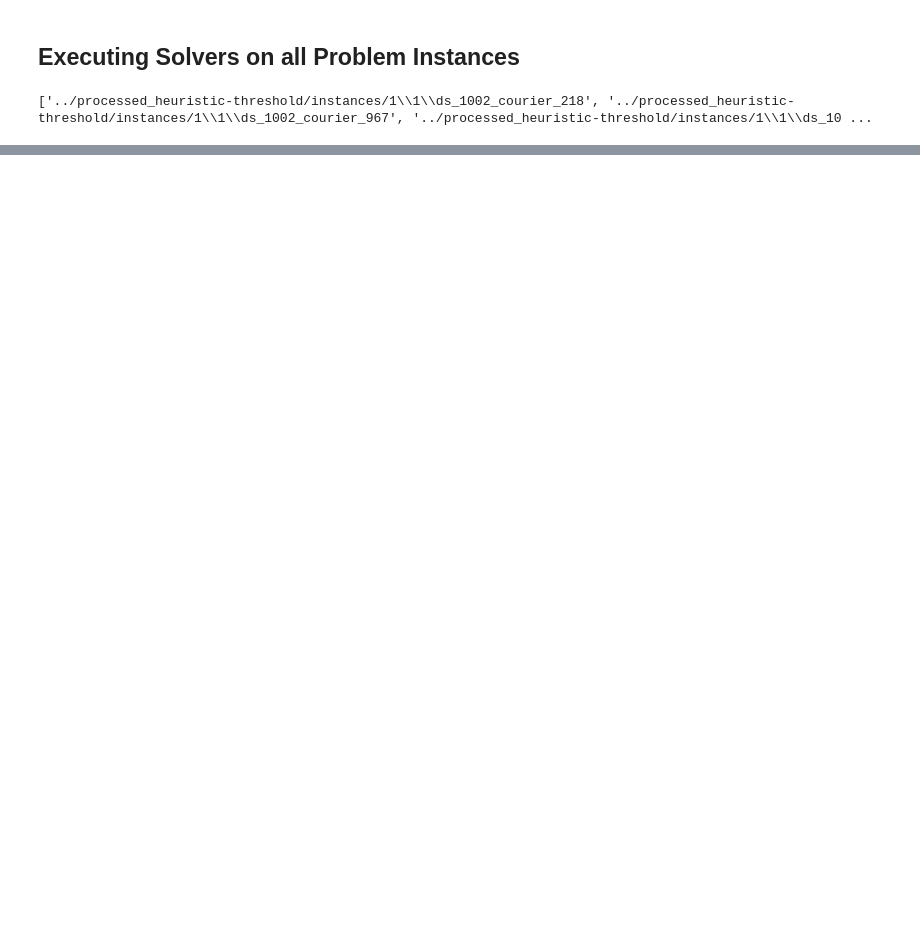
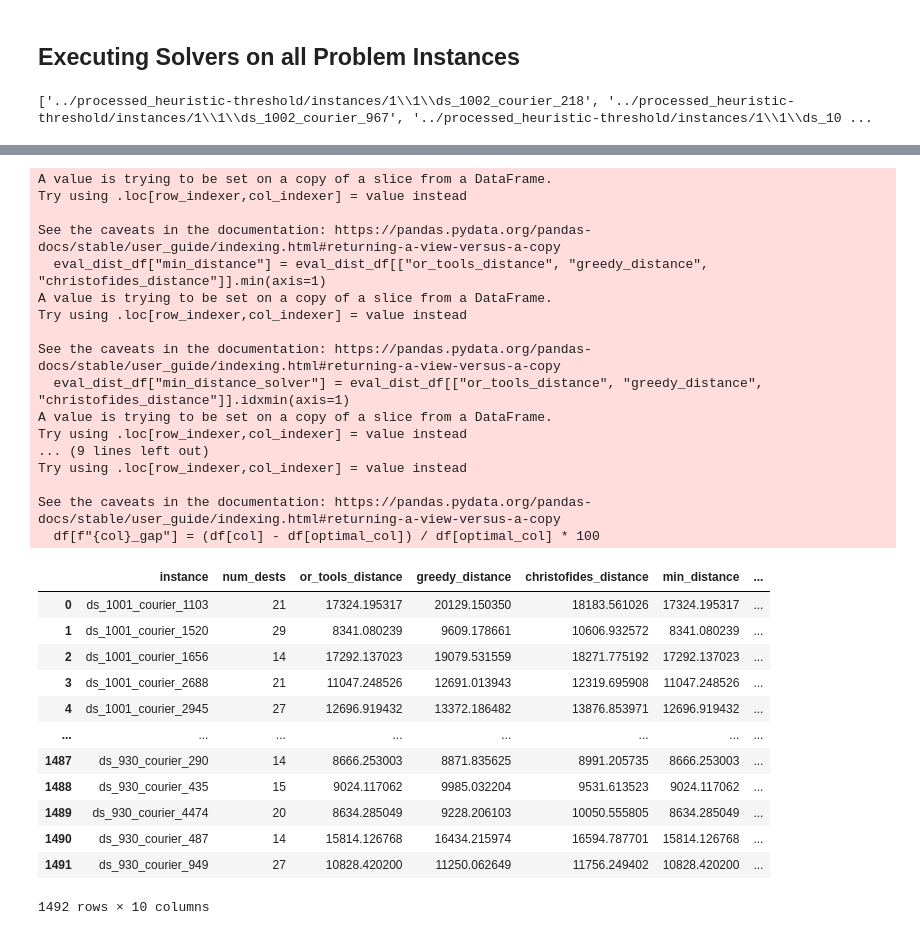
Before and after one commit to issacj-17/2024_SUTD_50021_AI_Project, a Jupyter notebook: notebooks/2024_AI_Group_29_LaDe_Evaluation.ipynb, the cells around one changed output, grey strips where cells are left out. Cells and saved outputs as stored; diff of their text form; code cells hidden in the pictures; blank space fills up the shorter version.

```diff
--- a/notebooks/2024_AI_Group_29_LaDe_Evaluation.ipynb
+++ b/notebooks/2024_AI_Group_29_LaDe_Evaluation.ipynb
@@ -646,0 +785,36 @@ Created in <span style='font-weight:600;margin-left:4px;'>Deepnote</span></a>
+# %%
+eval_dist_df["min_distance"] = eval_dist_df[["or_tools_distance", "greedy_distance", "christofides_distance"]].min(axis=1)
+eval_dist_df["min_distance_solver"] = eval_dist_df[["or_tools_distance", "greedy_distance", "christofides_distance"]].idxmin(axis=1)
+eval_dist_df = compute_optimality_gap(eval_dist_df, "min_distance", ["or_tools_distance", "greedy_distance", "christofides_distance"])
+display(eval_dist_df)
+# %% [output]
+A value is trying to be set on a copy of a slice from a DataFrame.
+Try using .loc[row_indexer,col_indexer] = value instead
+
+See the caveats in the documentation: https://pandas.pydata.org/pandas-docs/stable/user_guide/indexing.html#returning-a-view-versus-a-copy
+  eval_dist_df["min_distance"] = eval_dist_df[["or_tools_distance", "greedy_distance", "christofides_distance"]].min(axis=1)
+A value is trying to be set on a copy of a slice from a DataFrame.
+Try using .loc[row_indexer,col_indexer] = value instead
+
+See the caveats in the documentation: https://pandas.pydata.org/pandas-docs/stable/user_guide/indexing.html#returning-a-view-versus-a-copy
+  eval_dist_df["min_distance_solver"] = eval_dist_df[["or_tools_distance", "greedy_distance", "christofides_distance"]].idxmin(axis=1)
+A value is trying to be set on a copy of a slice from a DataFrame.
+Try using .loc[row_indexer,col_indexer] = value instead
+... (9 lines left out)
+Try using .loc[row_indexer,col_indexer] = value instead
+
+See the caveats in the documentation: https://pandas.pydata.org/pandas-docs/stable/user_guide/indexing.html#returning-a-view-versus-a-copy
+  df[f"{col}_gap"] = (df[col] - df[optimal_col]) / df[optimal_col] * 100
+|  | instance | num_dests | or_tools_distance | greedy_distance | christofides_distance | min_distance | ... |
+| 0 | ds_1001_courier_1103 | 21 | 17324.195317 | 20129.150350 | 18183.561026 | 17324.195317 | ... |
+| 1 | ds_1001_courier_1520 | 29 | 8341.080239 | 9609.178661 | 10606.932572 | 8341.080239 | ... |
+| 2 | ds_1001_courier_1656 | 14 | 17292.137023 | 19079.531559 | 18271.775192 | 17292.137023 | ... |
+| 3 | ds_1001_courier_2688 | 21 | 11047.248526 | 12691.013943 | 12319.695908 | 11047.248526 | ... |
+| 4 | ds_1001_courier_2945 | 27 | 12696.919432 | 13372.186482 | 13876.853971 | 12696.919432 | ... |
+| ... | ... | ... | ... | ... | ... | ... | ... |
+| 1487 | ds_930_courier_290 | 14 | 8666.253003 | 8871.835625 | 8991.205735 | 8666.253003 | ... |
+| 1488 | ds_930_courier_435 | 15 | 9024.117062 | 9985.032204 | 9531.613523 | 9024.117062 | ... |
+| 1489 | ds_930_courier_4474 | 20 | 8634.285049 | 9228.206103 | 10050.555805 | 8634.285049 | ... |
+| 1490 | ds_930_courier_487 | 14 | 15814.126768 | 16434.215974 | 16594.787701 | 15814.126768 | ... |
+| 1491 | ds_930_courier_949 | 27 | 10828.420200 | 11250.062649 | 11756.249402 | 10828.420200 | ... |
+1492 rows × 10 columns
```
Also changed, not shown: parts of 31 cells of this notebook.
